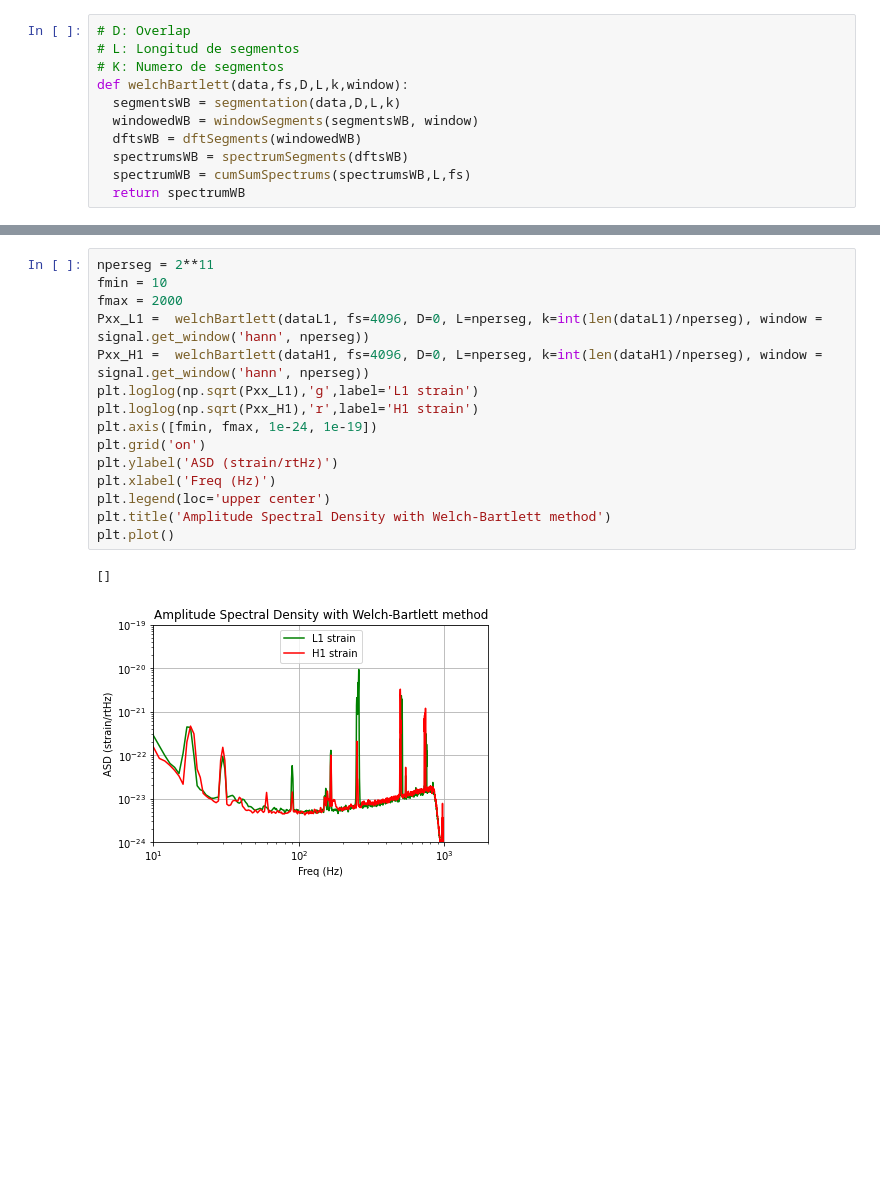
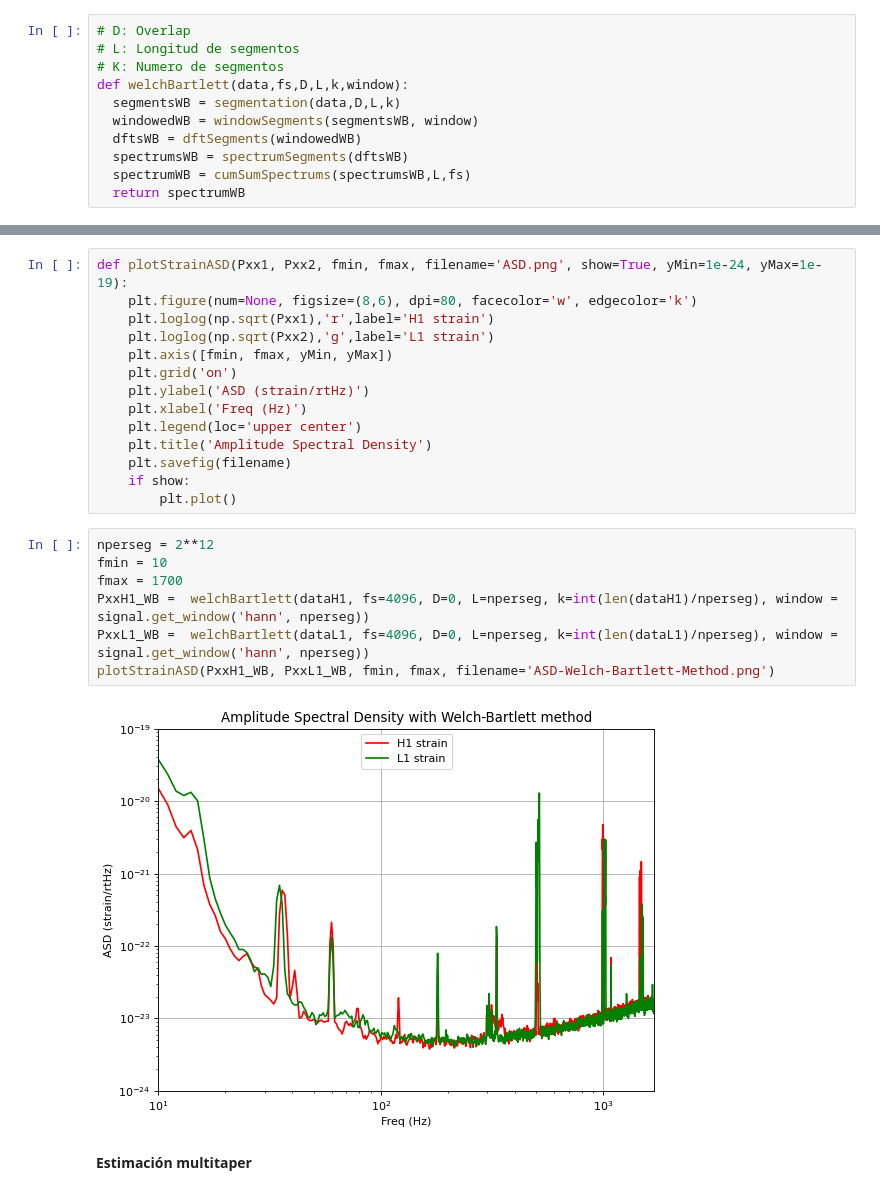
Before and after one commit to ManuMollon261297/PASA, a Jupyter notebook: TP1/code/pasa_tp1.ipynb, the cells around one changed output, grey strips where cells are left out. Cells and saved outputs as stored; diff of their text form; blank space fills up the shorter version.

```diff
--- a/TP1/code/pasa_tp1.ipynb
+++ b/TP1/code/pasa_tp1.ipynb
@@ -167,18 +169,25 @@ plt.show()
-# %%
-nperseg = 2**11
-fmin = 10
-fmax = 2000
-Pxx_L1 =  welchBartlett(dataL1, fs=4096, D=0, L=nperseg, k=int(len(dataL1)/nperseg), window = signal.get_window('hann', nperseg))
-Pxx_H1 =  welchBartlett(dataH1, fs=4096, D=0, L=nperseg, k=int(len(dataH1)/nperseg), window = signal.get_window('hann', nperseg))
-plt.loglog(np.sqrt(Pxx_L1),'g',label='L1 strain')
-plt.loglog(np.sqrt(Pxx_H1),'r',label='H1 strain')
-plt.axis([fmin, fmax, 1e-24, 1e-19])
-plt.grid('on')
-plt.ylabel('ASD (strain/rtHz)')
-plt.xlabel('Freq (Hz)')
-plt.legend(loc='upper center')
-plt.title('Amplitude Spectral Density with Welch-Bartlett method')
-plt.plot()
-# %% [output]
-[]
-[figure, removed]
+# %%
+def plotStrainASD(Pxx1, Pxx2, fmin, fmax, filename='ASD.png', show=True, yMin=1e-24, yMax=1e-19):
+    plt.figure(num=None, figsize=(8,6), dpi=80, facecolor='w', edgecolor='k')
+    plt.loglog(np.sqrt(Pxx1),'r',label='H1 strain')
+    plt.loglog(np.sqrt(Pxx2),'g',label='L1 strain')
+    plt.axis([fmin, fmax, yMin, yMax])
+    plt.grid('on')
+    plt.ylabel('ASD (strain/rtHz)')
+    plt.xlabel('Freq (Hz)')
+    plt.legend(loc='upper center')
+    plt.title('Amplitude Spectral Density')
+    plt.savefig(filename)
+    if show:
+        plt.plot()
+# %%
+nperseg = 2**12
+fmin = 10
+fmax = 1700
+PxxH1_WB =  welchBartlett(dataH1, fs=4096, D=0, L=nperseg, k=int(len(dataH1)/nperseg), window = signal.get_window('hann', nperseg))
+PxxL1_WB =  welchBartlett(dataL1, fs=4096, D=0, L=nperseg, k=int(len(dataL1)/nperseg), window = signal.get_window('hann', nperseg))
+plotStrainASD(PxxH1_WB, PxxL1_WB, fmin, fmax, filename='ASD-Welch-Bartlett-Method.png')
+# %% [output]
+[figure, added]
+# %% [markdown]
+**Estimación multitaper**
```
Also changed, not shown: parts of 8 cells of this notebook, 19 other files.
